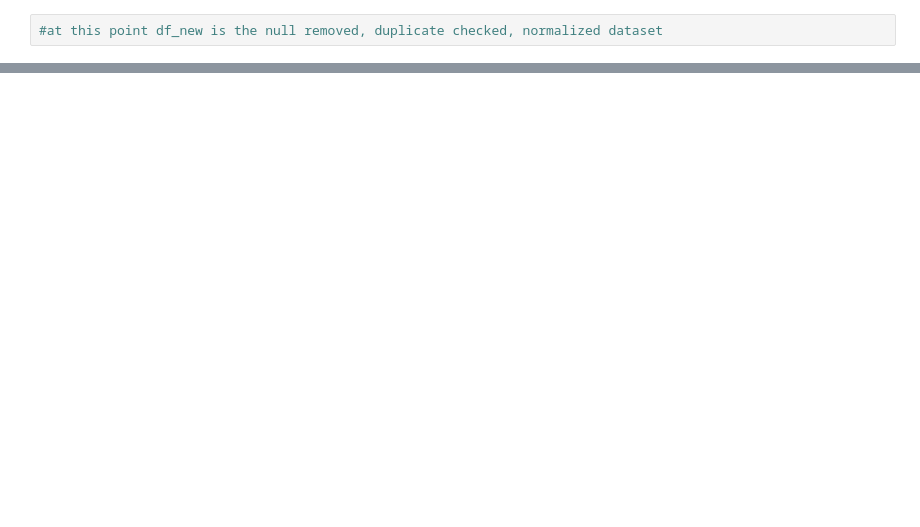
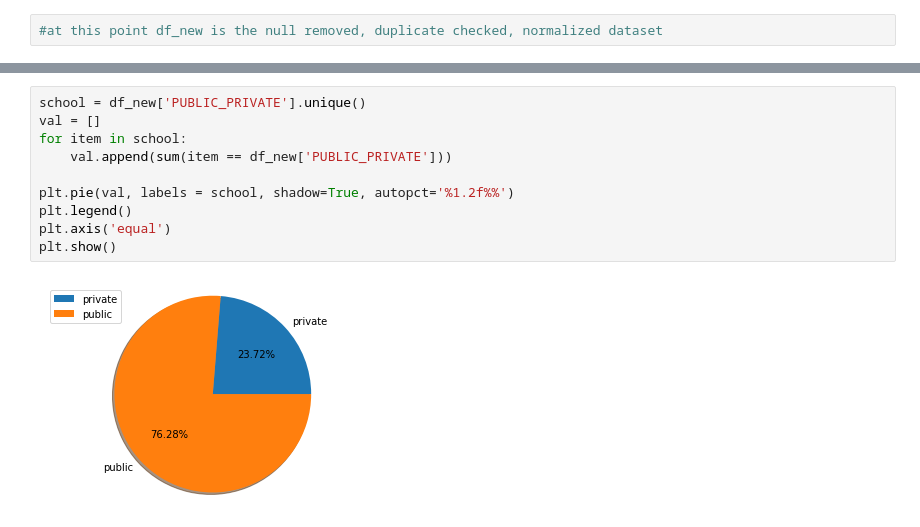
Before and after one commit to adilinam/school_immunisation_datamining, a Jupyter notebook: project-cd.ipynb, the cells around one changed output, grey strips where cells are left out. Drawn from its saved outputs; the diff is of its cells as text; blank space fills up the shorter version.

```diff
--- a/project-cd.ipynb
+++ b/project-cd.ipynb
@@ -478,0 +546,12 @@ mmr 23741
+# %%
+school = df_new['PUBLIC_PRIVATE'].unique()
+val = []
+for item in school:
+    val.append(sum(item == df_new['PUBLIC_PRIVATE']))
+
+plt.pie(val, labels = school, shadow=True, autopct='%1.2f%%')
+plt.legend()
+plt.axis('equal')
+plt.show()
+# %% [output]
+[figure, added]
```
Also changed, not shown: parts of 45 cells of this notebook, 3 other files.
